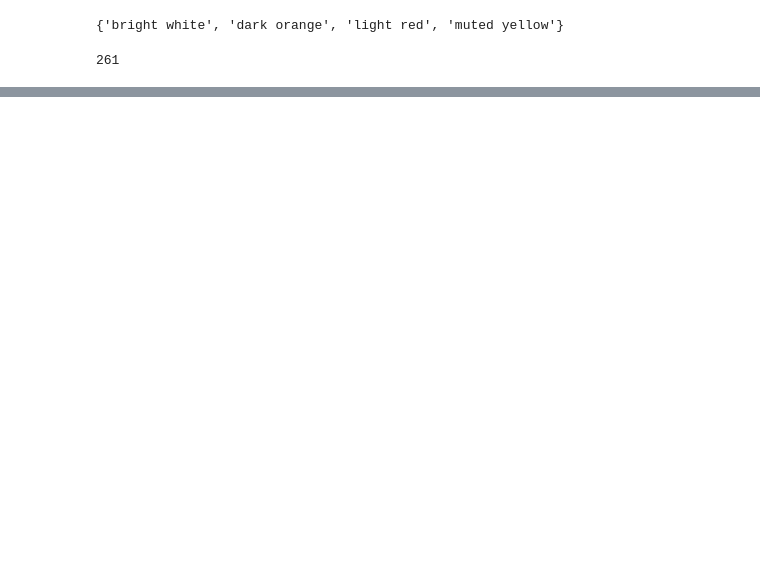
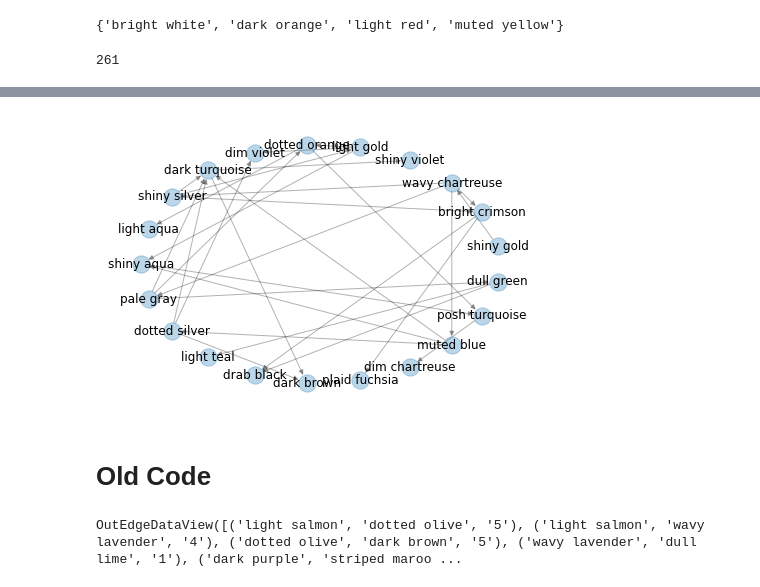
Before and after one commit to dmarx/2020-advent-of-code, a Jupyter notebook: day 7/2020 AoC - day 7 solution.ipynb, the cells around one changed output, grey strips where cells are left out. Drawn from its saved outputs; the diff is of its cells as text; code cells hidden in the pictures; blank space fills up the shorter version.

```diff
--- a/day 7/2020 AoC - day 7 solution.ipynb
+++ b/day 7/2020 AoC - day 7 solution.ipynb
@@ -88,7 +88,10 @@ class BagGraphByColors:
     def register_rule(self, rule):
         parent, children = rule
         for child in children:
-            self.g.add_edge(parent, child['color'], k=child['k'])
+            k=child['k']
+            if k == 'no':
+                k=0
+            self.g.add_edge(parent, child['color'], k=k)
 
 bg = BagGraphByColors()
 for rule in rules:
@@ -137,0 +143,8 @@ Take the product of edge weights along each path, then sum the per-terminal-path
+# %%
+bag  = 'shiny gold'
+nodes = descendants(bg.g, bag)
+nodes.add(bag)
+
+mybagsubtree = bg.g.subgraph(nodes)
+# %%
+nx.set_node_attributes(mybagsubtree, 0, name='acc')
@@ -137,0 +226,13 @@ Take the product of edge weights along each path, then sum the per-terminal-path
+# %%
+g2 = nx.DiGraph(mybagsubtree)
+g2.remove_node('other')
+#layout = nx.planar_layout(g2) # not planar!
+layout = nx.shell_layout(g2) # not planar!
+#layout = nx.spring_layout(g2)
+nx.draw(g2, pos = layout, alpha = .3)
+nx.draw_networkx_labels(g2, pos=layout)
+plt.show()
+
+# Let's color it by steps from root (unweighted, i.e. BFS depth)
+# %% [output]
+[figure, added]
@@ -137,0 +248,2 @@ Take the product of edge weights along each path, then sum the per-terminal-path
+# %% [markdown]
+# Old Code
@@ -137,0 +265,4 @@ Take the product of edge weights along each path, then sum the per-terminal-path
+# %%
+bg.g.edges.data('k')#['shiny gold']
+# %% [output]
+OutEdgeDataView([('light salmon', 'dotted olive', '5'), ('light salmon', 'wavy lavender', '4'), ('dotted olive', 'dark brown', '5'), ('wavy lavender', 'dull lime', '1'), ('dark purple', 'striped maroo ...
```
Also changed, not shown: parts of 12 cells of this notebook.
